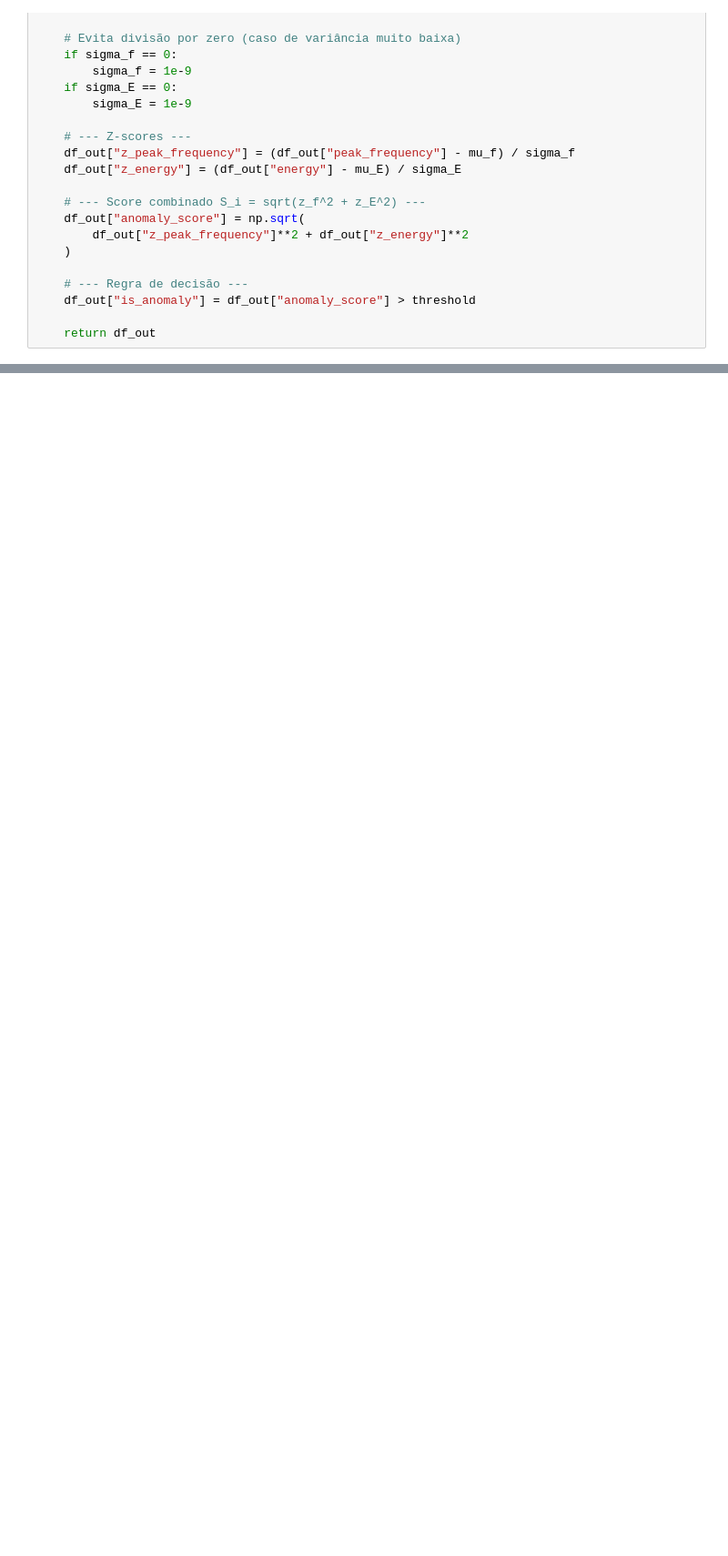
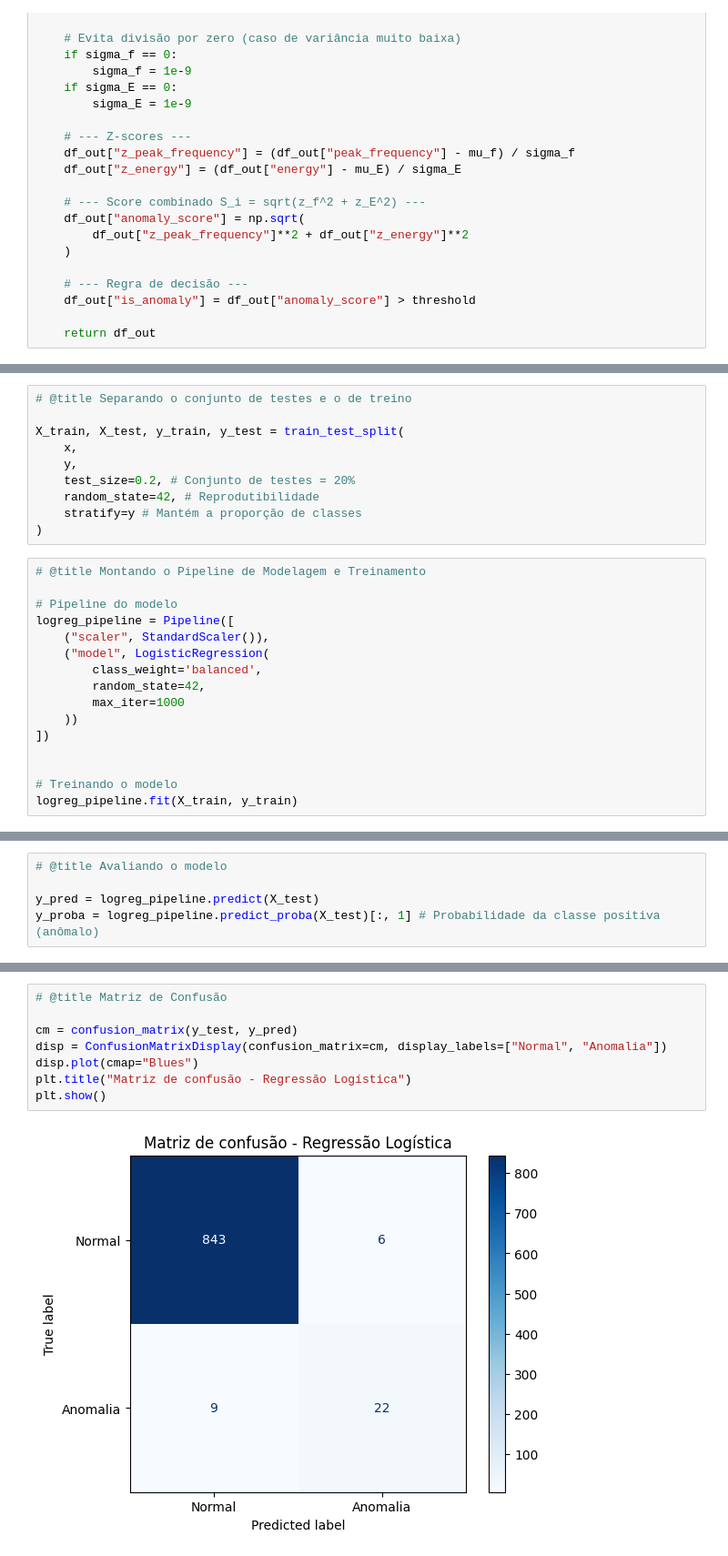
Before and after one commit to mulirous/detector_anomalias_embarcado, a Jupyter notebook: data_tools/eda.ipynb, the cells around one changed output, grey strips where cells are left out. Shown at 91% size. Saved outputs shown, nothing was run; the diff lists cells and outputs as text; blank space fills up the shorter version.

Commit message:
[FEAT] Tentaiva de treino de modelo simples de Regressão Logistica para predição de anomalias

```diff
--- a/data_tools/eda.ipynb
+++ b/data_tools/eda.ipynb
@@ -351,0 +518,26 @@ Name: count, dtype: int64
+# %%
+# @title Separando o conjunto de testes e o de treino
+
+X_train, X_test, y_train, y_test = train_test_split(
+    x,
+    y,
+    test_size=0.2, # Conjunto de testes = 20%
+    random_state=42, # Reprodutibilidade
+    stratify=y # Mantém a proporção de classes
+)
+# %%
+# @title Montando o Pipeline de Modelagem e Treinamento
+
+# Pipeline do modelo
+logreg_pipeline = Pipeline([
+    ("scaler", StandardScaler()),
+    ("model", LogisticRegression(
+        class_weight='balanced',
+        random_state=42,
+        max_iter=1000
+    ))
+])
+
+
+# Treinando o modelo
+logreg_pipeline.fit(X_train, y_train)
@@ -351,0 +549,5 @@ Name: count, dtype: int64
+# %%
+# @title Avaliando o modelo
+
+y_pred = logreg_pipeline.predict(X_test)
+y_proba = logreg_pipeline.predict_proba(X_test)[:, 1] # Probabilidade da classe positiva (anômalo)
@@ -351,0 +567,10 @@ Name: count, dtype: int64
+# %%
+# @title Matriz de Confusão
+
+cm = confusion_matrix(y_test, y_pred)
+disp = ConfusionMatrixDisplay(confusion_matrix=cm, display_labels=["Normal", "Anomalia"])
+disp.plot(cmap="Blues")
+plt.title("Matriz de confusão - Regressão Logística")
+plt.show()
+# %% [output]
+[figure, added]
```
Also changed, not shown: parts of 31 cells of this notebook, 4 other files.
